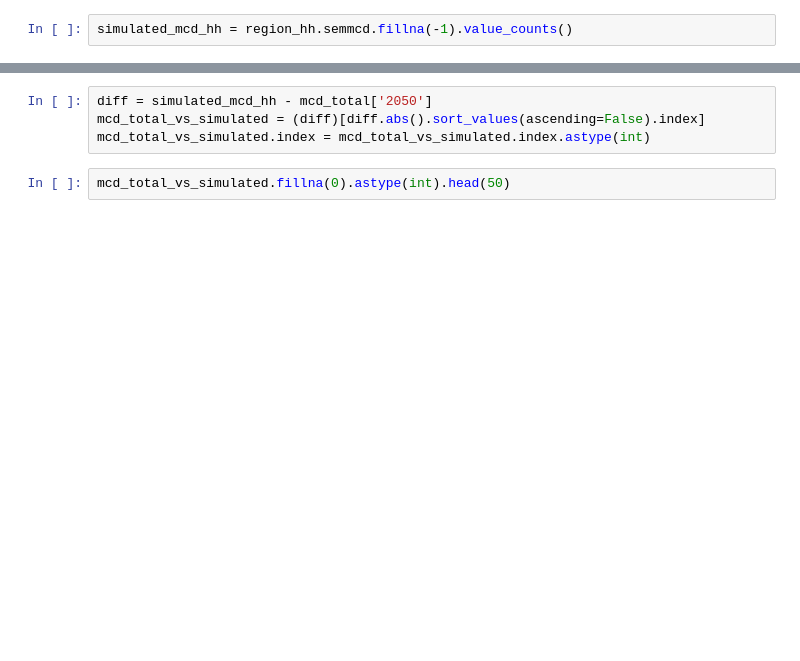
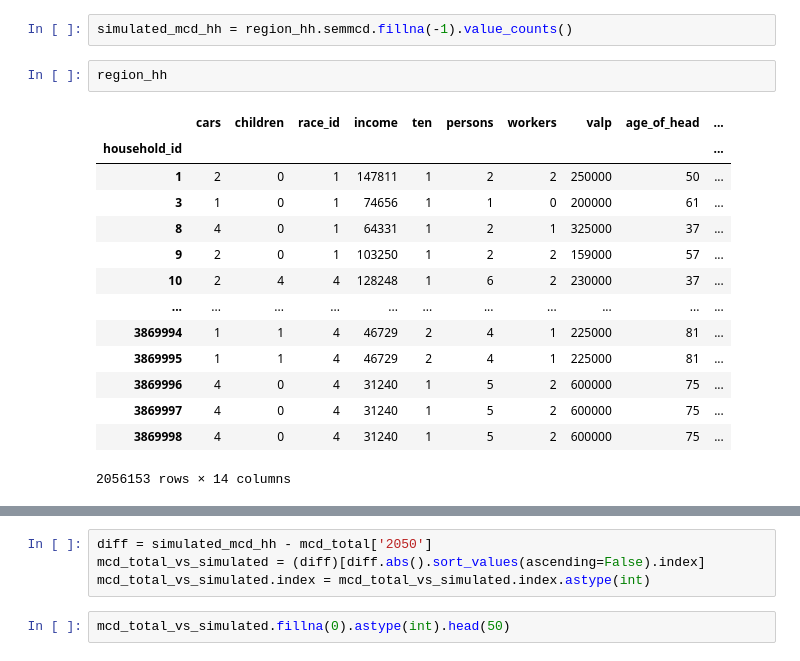
Before and after one commit to SEMCOG/semcog_urbansim, a Jupyter notebook: notebooks/model_analysis/model_output_analysis.ipynb, the cells around one changed output, grey strips where cells are left out. Cells and saved outputs as stored; diff of their text form; blank space fills up the shorter version.

```diff
--- a/notebooks/model_analysis/model_output_analysis.ipynb
+++ b/notebooks/model_analysis/model_output_analysis.ipynb
@@ -238,2 +187,19 @@ region_hh[region_hh.building_id == -1].shape[0]/ region_hh.shape[0]
 # %%
 simulated_mcd_hh = region_hh.semmcd.fillna(-1).value_counts()
+# %%
+region_hh
+# %% [output]
+|  | cars | children | race_id | income | ten | persons | workers | valp | age_of_head | ... |
+| household_id |  |  |  |  |  |  |  |  |  | ... |
+| 1 | 2 | 0 | 1 | 147811 | 1 | 2 | 2 | 250000 | 50 | ... |
+| 3 | 1 | 0 | 1 | 74656 | 1 | 1 | 0 | 200000 | 61 | ... |
+| 8 | 4 | 0 | 1 | 64331 | 1 | 2 | 1 | 325000 | 37 | ... |
+| 9 | 2 | 0 | 1 | 103250 | 1 | 2 | 2 | 159000 | 57 | ... |
+| 10 | 2 | 4 | 4 | 128248 | 1 | 6 | 2 | 230000 | 37 | ... |
+| ... | ... | ... | ... | ... | ... | ... | ... | ... | ... | ... |
+| 3869994 | 1 | 1 | 4 | 46729 | 2 | 4 | 1 | 225000 | 81 | ... |
+| 3869995 | 1 | 1 | 4 | 46729 | 2 | 4 | 1 | 225000 | 81 | ... |
+| 3869996 | 4 | 0 | 4 | 31240 | 1 | 5 | 2 | 600000 | 75 | ... |
+| 3869997 | 4 | 0 | 4 | 31240 | 1 | 5 | 2 | 600000 | 75 | ... |
+| 3869998 | 4 | 0 | 4 | 31240 | 1 | 5 | 2 | 600000 | 75 | ... |
+2056153 rows × 14 columns
```
Also changed, not shown: parts of 36 cells of this notebook, 2 other files.
